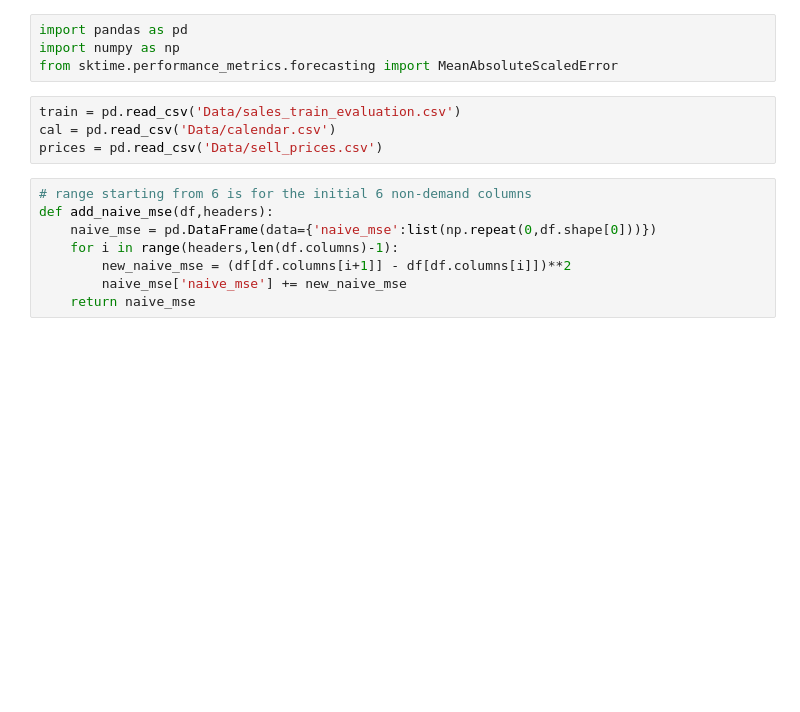
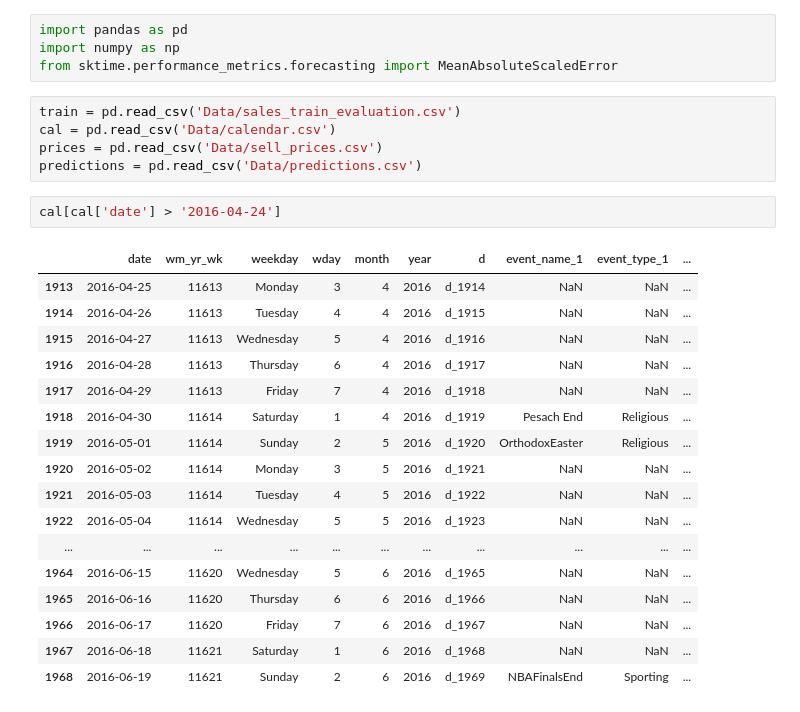
Before and after one commit to jmiller558/Capstone, a Jupyter notebook: Evaluation.ipynb, the cells around one changed output. Saved outputs shown, nothing was run; the diff lists cells and outputs as text; blank space fills up the shorter version.

```diff
--- a/Evaluation.ipynb
+++ b/Evaluation.ipynb
@@ -6,11 +6,24 @@ from sktime.performance_metrics.forecasting import MeanAbsoluteScaledError
 train = pd.read_csv('Data/sales_train_evaluation.csv')
 cal = pd.read_csv('Data/calendar.csv')
 prices = pd.read_csv('Data/sell_prices.csv')
+predictions = pd.read_csv('Data/predictions.csv')
-# %%
-# range starting from 6 is for the initial 6 non-demand columns
-def add_naive_mse(df,headers):
-    naive_mse = pd.DataFrame(data={'naive_mse':list(np.repeat(0,df.shape[0]))})
-    for i in range(headers,len(df.columns)-1):
-        new_naive_mse = (df[df.columns[i+1]] - df[df.columns[i]])**2
-        naive_mse['naive_mse'] += new_naive_mse
-    return naive_mse
+# %%
+cal[cal['date'] > '2016-04-24']
+# %% [output]
+|  | date | wm_yr_wk | weekday | wday | month | year | d | event_name_1 | event_type_1 | ... |
+| 1913 | 2016-04-25 | 11613 | Monday | 3 | 4 | 2016 | d_1914 | NaN | NaN | ... |
+| 1914 | 2016-04-26 | 11613 | Tuesday | 4 | 4 | 2016 | d_1915 | NaN | NaN | ... |
+| 1915 | 2016-04-27 | 11613 | Wednesday | 5 | 4 | 2016 | d_1916 | NaN | NaN | ... |
+| 1916 | 2016-04-28 | 11613 | Thursday | 6 | 4 | 2016 | d_1917 | NaN | NaN | ... |
+| 1917 | 2016-04-29 | 11613 | Friday | 7 | 4 | 2016 | d_1918 | NaN | NaN | ... |
+| 1918 | 2016-04-30 | 11614 | Saturday | 1 | 4 | 2016 | d_1919 | Pesach End | Religious | ... |
+| 1919 | 2016-05-01 | 11614 | Sunday | 2 | 5 | 2016 | d_1920 | OrthodoxEaster | Religious | ... |
+| 1920 | 2016-05-02 | 11614 | Monday | 3 | 5 | 2016 | d_1921 | NaN | NaN | ... |
+| 1921 | 2016-05-03 | 11614 | Tuesday | 4 | 5 | 2016 | d_1922 | NaN | NaN | ... |
+| 1922 | 2016-05-04 | 11614 | Wednesday | 5 | 5 | 2016 | d_1923 | NaN | NaN | ... |
+| ... | ... | ... | ... | ... | ... | ... | ... | ... | ... | ... |
+| 1964 | 2016-06-15 | 11620 | Wednesday | 5 | 6 | 2016 | d_1965 | NaN | NaN | ... |
+| 1965 | 2016-06-16 | 11620 | Thursday | 6 | 6 | 2016 | d_1966 | NaN | NaN | ... |
+| 1966 | 2016-06-17 | 11620 | Friday | 7 | 6 | 2016 | d_1967 | NaN | NaN | ... |
+| 1967 | 2016-06-18 | 11621 | Saturday | 1 | 6 | 2016 | d_1968 | NaN | NaN | ... |
+| 1968 | 2016-06-19 | 11621 | Sunday | 2 | 6 | 2016 | d_1969 | NBAFinalsEnd | Sporting | ... |
```
Also changed, not shown: parts of 24 cells of this notebook.
